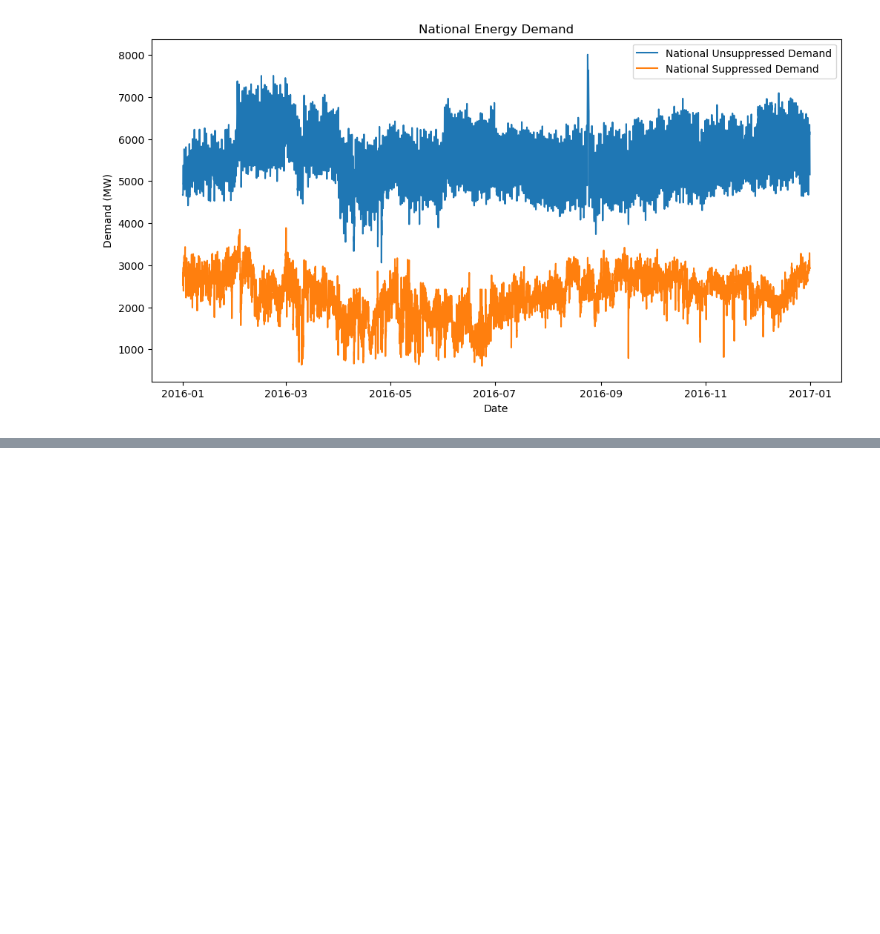
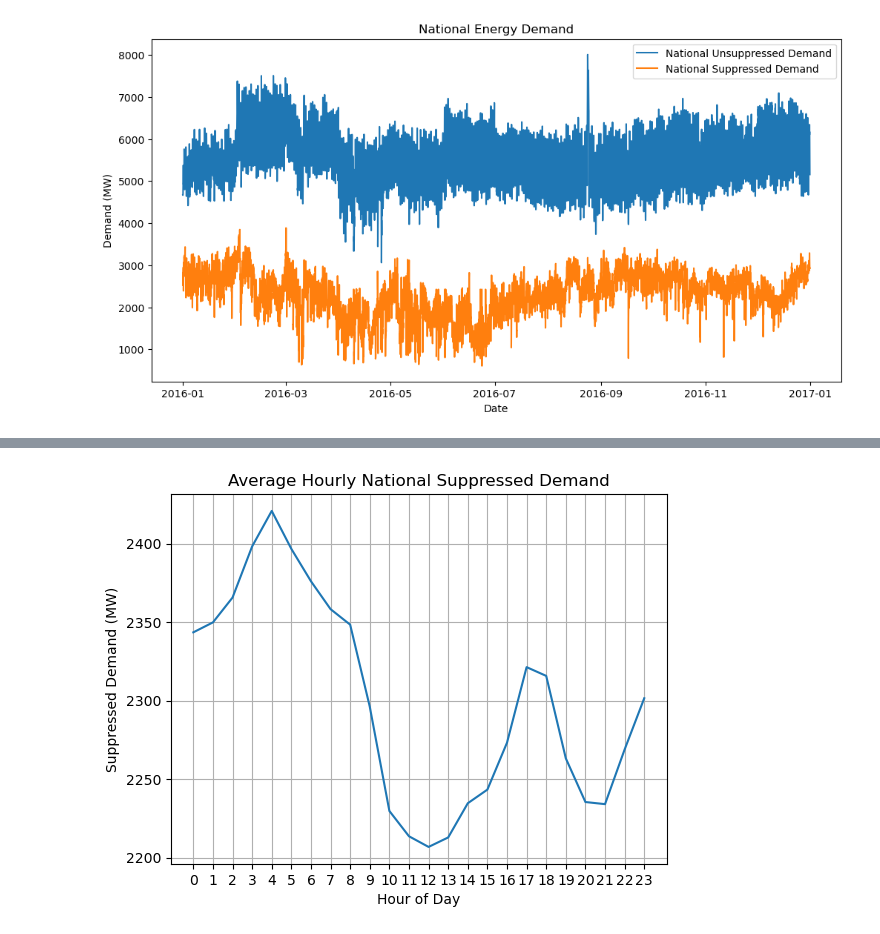
Before and after one commit to Khalmade/energy_demand_forecasting, a Jupyter notebook: notebooks/01_data_exploration.ipynb, the cells around one changed output, grey strips where cells are left out. Saved outputs shown, nothing was run; the diff lists cells and outputs as text; code cells hidden in the pictures; blank space fills up the shorter version.

```diff
--- a/notebooks/01_data_exploration.ipynb
+++ b/notebooks/01_data_exploration.ipynb
@@ -169,2 +180,12 @@ Matplotlib is building the font cache; this may take a moment.
+# %%
+plt.plot(suppressed_hourly_demand.index, suppressed_hourly_demand.values)
+plt.title("Average Hourly National Suppressed Demand")
+plt.ylabel("Suppressed Demand (MW)")
+plt.xlabel("Hour of Day")
+plt.xticks(suppressed_hourly_demand.index)
+plt.grid()
+plt.show()
+# %% [output]
+[figure, added]
 # %%
 df['Hour'] = df['Date Time'].dt.hour
```
Also changed, not shown: parts of 8 cells of this notebook.
